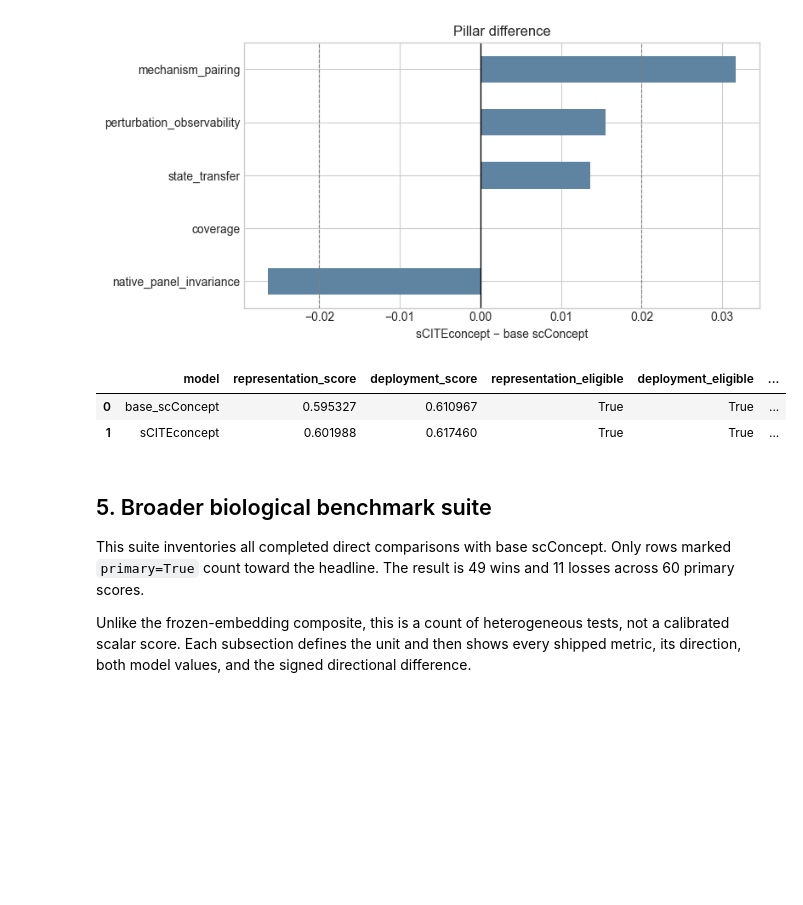
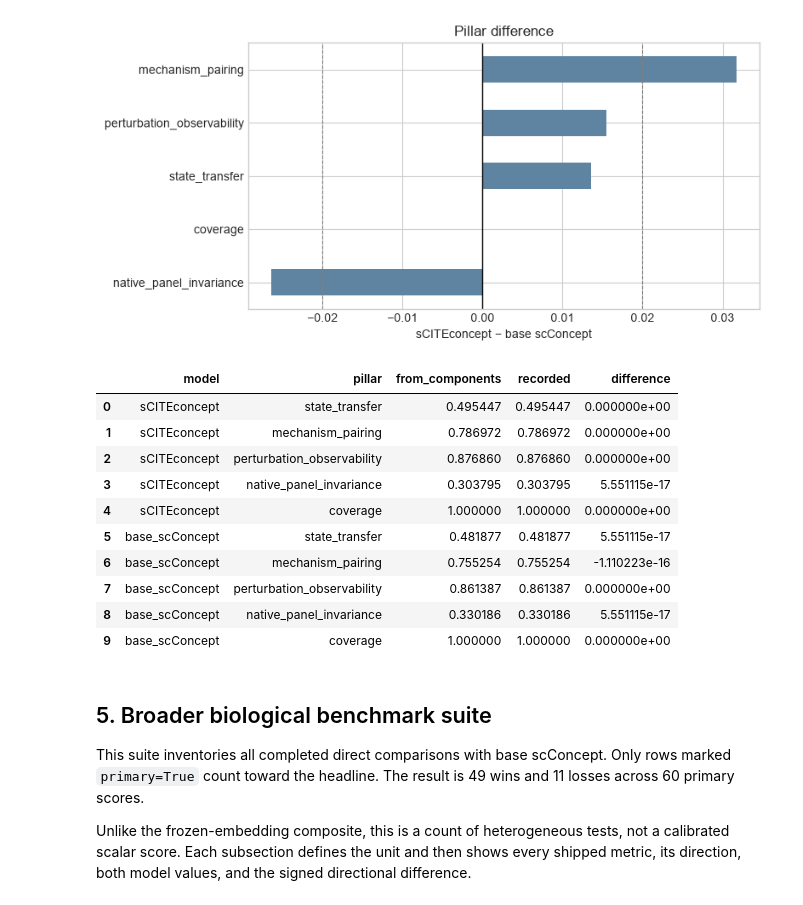
Before and after one commit to alunalabs/sciteconcept, a Jupyter notebook: sCITEconcept.ipynb, the cells around one changed output. Drawn from its saved outputs; the diff is of its cells as text; code cells hidden in the pictures; blank space fills up the shorter version.

```diff
--- a/sCITEconcept.ipynb
+++ b/sCITEconcept.ipynb
@@ -501,21 +486,6 @@ inference.
 # %%
-rebuilt_pillars, rebuilt_leaderboard = summarize_metric_rows(metric_rows)
-
-pillar_key = ["model", "pillar"]
-recorded_pillars = pillars.sort_values(pillar_key).reset_index(drop=True)
-computed_pillars = rebuilt_pillars.sort_values(pillar_key).reset_index(drop=True)
-assert recorded_pillars[pillar_key].equals(computed_pillars[pillar_key])
-assert np.allclose(recorded_pillars.pillar_score, computed_pillars.pillar_score, atol=1e-12)
-
-leader_key = "model"
-recorded_leader = leaderboard.sort_values(leader_key).reset_index(drop=True)
-computed_leader = rebuilt_leaderboard.sort_values(leader_key).reset_index(drop=True)
-assert recorded_leader.model.equals(computed_leader.model)
-for column in ["representation_score", "deployment_score"]:
-    assert np.allclose(recorded_leader[column], computed_leader[column], atol=1e-12)
-
-p = rebuilt_pillars.pivot(index="pillar", columns="model", values="pillar_score")
-p["difference"] = p["sCITEconcept"] - p["base_scConcept"]
+p = pillars.pivot(index="pillar", columns="model", values="pillar_score")
+p["difference"] = p.sCITEconcept - p.base_scConcept
 p
 # %% [output]
 | model | base_scConcept | sCITEconcept | difference |
@@ -535,11 +505,26 @@ plt.tight_layout()
 # %% [output]
 [figure]
 # %%
-rebuilt_leaderboard
+reconstructed = []
+for model in MODELS:
+    for pillar in PILLAR_WEIGHTS:
+        components = metric_view(pillar)
+        value = float((components[model] * components.metric_weight).sum())
+        recorded = float(p.loc[pillar, model])
+        reconstructed.append((model, pillar, value, recorded, value - recorded))
+pd.DataFrame(reconstructed, columns=["model", "pillar", "from_components", "recorded", "difference"])
 # %% [output]
-|  | model | representation_score | deployment_score | representation_eligible | deployment_eligible | ... |
-| 0 | base_scConcept | 0.595327 | 0.610967 | True | True | ... |
-| 1 | sCITEconcept | 0.601988 | 0.617460 | True | True | ... |
+|  | model | pillar | from_components | recorded | difference |
+| 0 | sCITEconcept | state_transfer | 0.495447 | 0.495447 | 0.000000e+00 |
+| 1 | sCITEconcept | mechanism_pairing | 0.786972 | 0.786972 | 0.000000e+00 |
+| 2 | sCITEconcept | perturbation_observability | 0.876860 | 0.876860 | 0.000000e+00 |
+| 3 | sCITEconcept | native_panel_invariance | 0.303795 | 0.303795 | 5.551115e-17 |
+| 4 | sCITEconcept | coverage | 1.000000 | 1.000000 | 0.000000e+00 |
+| 5 | base_scConcept | state_transfer | 0.481877 | 0.481877 | 5.551115e-17 |
+| 6 | base_scConcept | mechanism_pairing | 0.755254 | 0.755254 | -1.110223e-16 |
+| 7 | base_scConcept | perturbation_observability | 0.861387 | 0.861387 | 0.000000e+00 |
+| 8 | base_scConcept | native_panel_invariance | 0.330186 | 0.330186 | 5.551115e-17 |
+| 9 | base_scConcept | coverage | 1.000000 | 1.000000 | 0.000000e+00 |
 # %% [markdown]
 ## 5. Broader biological benchmark suite
 
```
Also changed, not shown: parts of 19 cells of this notebook, 18 other files.
